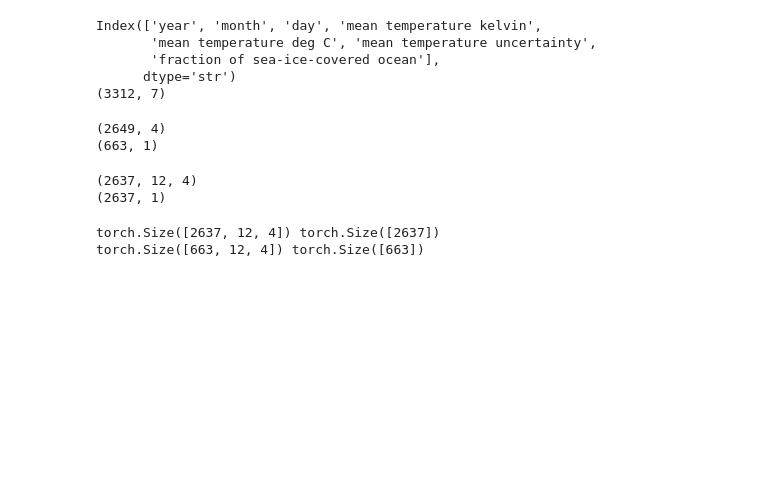
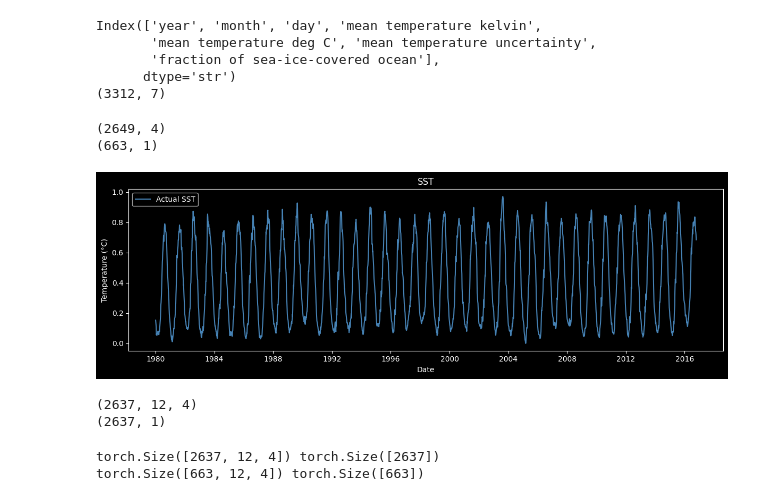
Before and after one commit to bmalcover/AppOC, a Jupyter notebook: docs/notebooks/03_Series/Sol/02.ipynb, the cells around one changed output. Saved outputs shown, nothing was run; the diff lists cells and outputs as text; code cells hidden in the pictures; blank space fills up the shorter version.

```diff
--- a/docs/notebooks/03_Series/Sol/02.ipynb
+++ b/docs/notebooks/03_Series/Sol/02.ipynb
@@ -55,6 +56,21 @@ print(target_test.shape)
 # %% [output]
 (2649, 4)
 (663, 1)
+# %%
+
+# Construcció de l'eix temporal a partir de les columnes year, month, day
+dates = pd.to_datetime(df[['year', 'month', 'day']])
+
+plt.figure(figsize=(12, 4))
+plt.plot(dates[:n_train], target_train, label='Actual SST', color='steelblue')
+plt.xlabel('Date')
+plt.ylabel('Temperature (°C)')
+plt.title('SST')
+plt.legend()
+plt.tight_layout()
+plt.show()
+# %% [output]
+[figure, added]
 # %%
 def create_sequences(features,target, window_size):
     X, y = [], []
```
Also changed, not shown: parts of 1 cell of this notebook, 4 other files.
